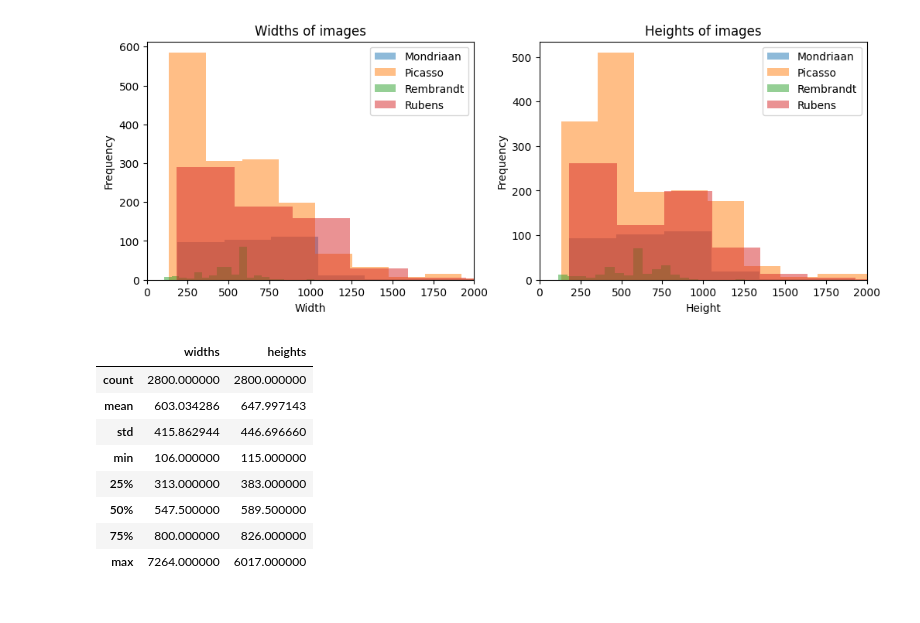
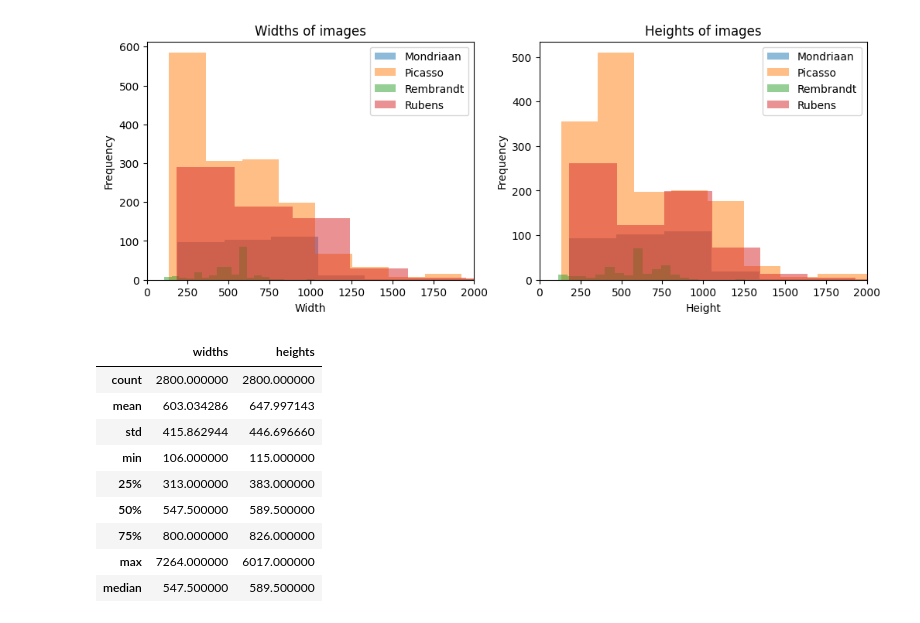
Before and after one commit to Tim-Mortier/Schilderijen-Classificatie, a Jupyter notebook: 3_EDA.ipynb, the cells around one changed output. Saved outputs shown, nothing was run; the diff lists cells and outputs as text; code cells hidden in the pictures.

```diff
--- a/3_EDA.ipynb
+++ b/3_EDA.ipynb
@@ -83,17 +83,20 @@ axes[1].set_xlim(0, 2000);
 # %%
 total_widths = widths_mondriaan + widths_picasso + widths_rembrandt + widths_rubens
 total_heights = heights_mondriaan + heights_picasso + heights_rembrandt + heights_rubens
 
 df = pd.DataFrame({'widths': total_widths, 'heights': total_heights})
-df.describe()
+stats = df.describe()
+stats.loc["median"] = df.median()
+stats
 # %% [output]
 |  | widths | heights |
 | count | 2800.000000 | 2800.000000 |
 | mean | 603.034286 | 647.997143 |
 | std | 415.862944 | 446.696660 |
 | min | 106.000000 | 115.000000 |
 | 25% | 313.000000 | 383.000000 |
 | 50% | 547.500000 | 589.500000 |
 | 75% | 800.000000 | 826.000000 |
 | max | 7264.000000 | 6017.000000 |
+| median | 547.500000 | 589.500000 |
 # %%
```
Also changed, not shown: parts of 1 cell of this notebook, 2 other files.
